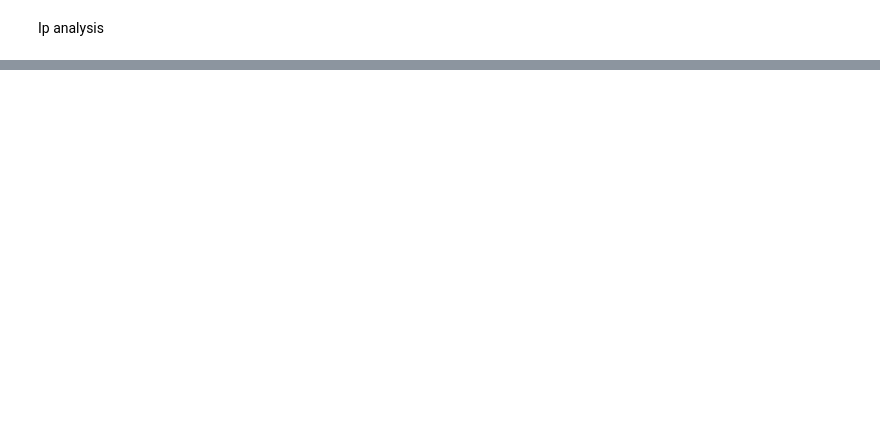
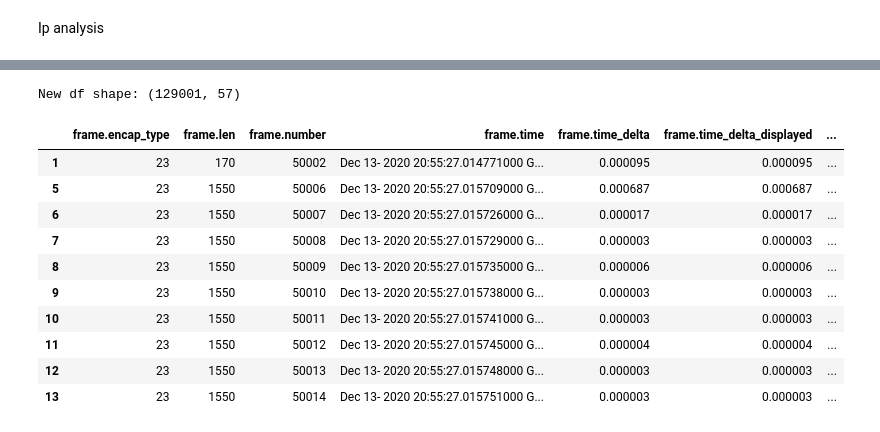
Before and after one commit to bijan-safai/MlFinalProject, a Jupyter notebook: src/FinalProjectDataExploration.ipynb, the cells around one changed output, grey strips where cells are left out. Saved outputs shown, nothing was run; the diff lists cells and outputs as text; code cells hidden in the pictures; blank space fills up the shorter version.

```diff
--- a/src/FinalProjectDataExploration.ipynb
+++ b/src/FinalProjectDataExploration.ipynb
@@ -53,0 +187,21 @@ ipOnly.dropna(axis=0, how="any", inplace=True)
+# %%
+# dropping the columns with more than 50% null values
+
+df = df.dropna(thresh=df.shape[0]*0.5,axis=1)
+#df = df.dropna(thresh=df.shape[0]*0.5, axis=1, subset=df.columns.difference(ip))
+
+print("New df shape:", df.shape)
+df.head(10)
+# %% [output]
+New df shape: (129001, 57)
+|  | frame.encap_type | frame.len | frame.number | frame.time | frame.time_delta | frame.time_delta_displayed | ... |
+| 1 | 23 | 170 | 50002 | Dec 13- 2020 20:55:27.014771000 G... | 0.000095 | 0.000095 | ... |
+| 5 | 23 | 1550 | 50006 | Dec 13- 2020 20:55:27.015709000 G... | 0.000687 | 0.000687 | ... |
+| 6 | 23 | 1550 | 50007 | Dec 13- 2020 20:55:27.015726000 G... | 0.000017 | 0.000017 | ... |
+| 7 | 23 | 1550 | 50008 | Dec 13- 2020 20:55:27.015729000 G... | 0.000003 | 0.000003 | ... |
+| 8 | 23 | 1550 | 50009 | Dec 13- 2020 20:55:27.015735000 G... | 0.000006 | 0.000006 | ... |
+| 9 | 23 | 1550 | 50010 | Dec 13- 2020 20:55:27.015738000 G... | 0.000003 | 0.000003 | ... |
+| 10 | 23 | 1550 | 50011 | Dec 13- 2020 20:55:27.015741000 G... | 0.000003 | 0.000003 | ... |
+| 11 | 23 | 1550 | 50012 | Dec 13- 2020 20:55:27.015745000 G... | 0.000004 | 0.000004 | ... |
+| 12 | 23 | 1550 | 50013 | Dec 13- 2020 20:55:27.015748000 G... | 0.000003 | 0.000003 | ... |
+| 13 | 23 | 1550 | 50014 | Dec 13- 2020 20:55:27.015751000 G... | 0.000003 | 0.000003 | ... |
```
Also changed, not shown: parts of 18 cells of this notebook.
